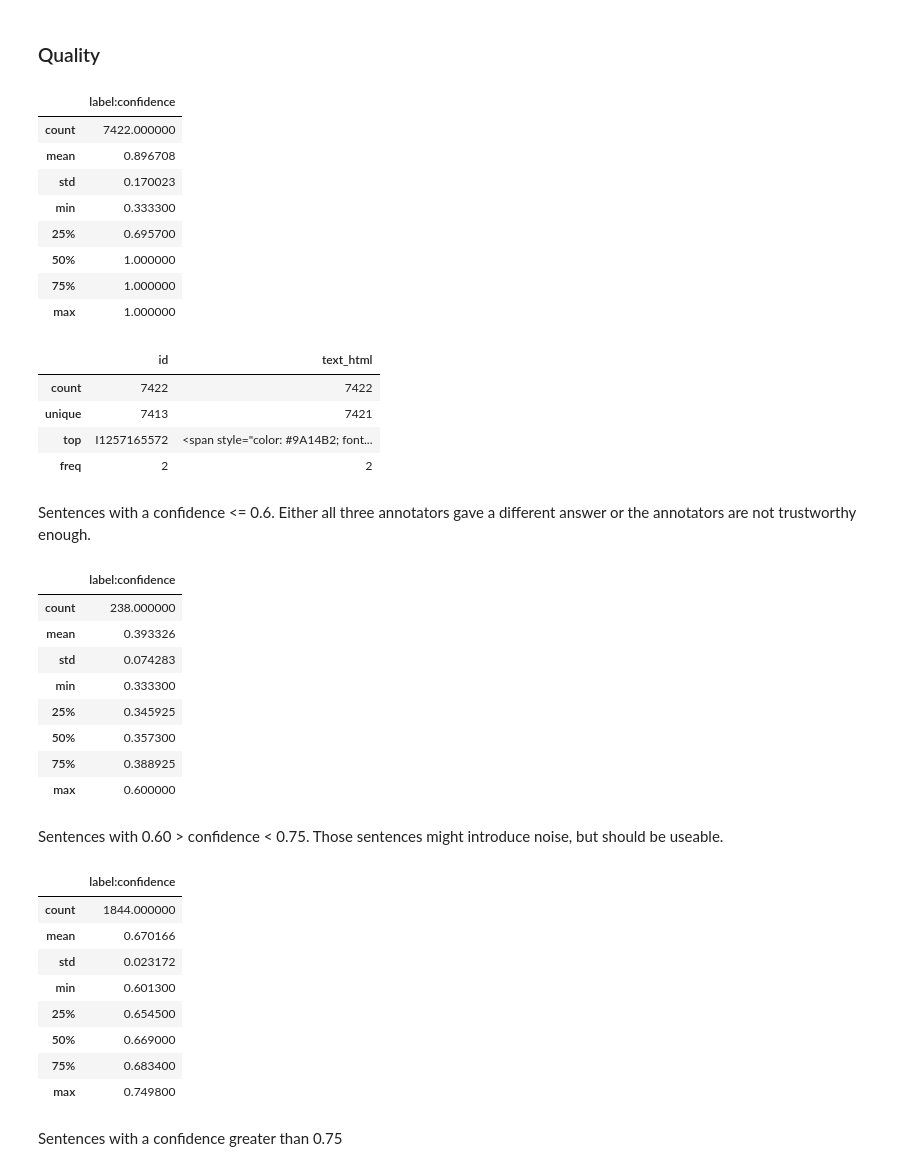
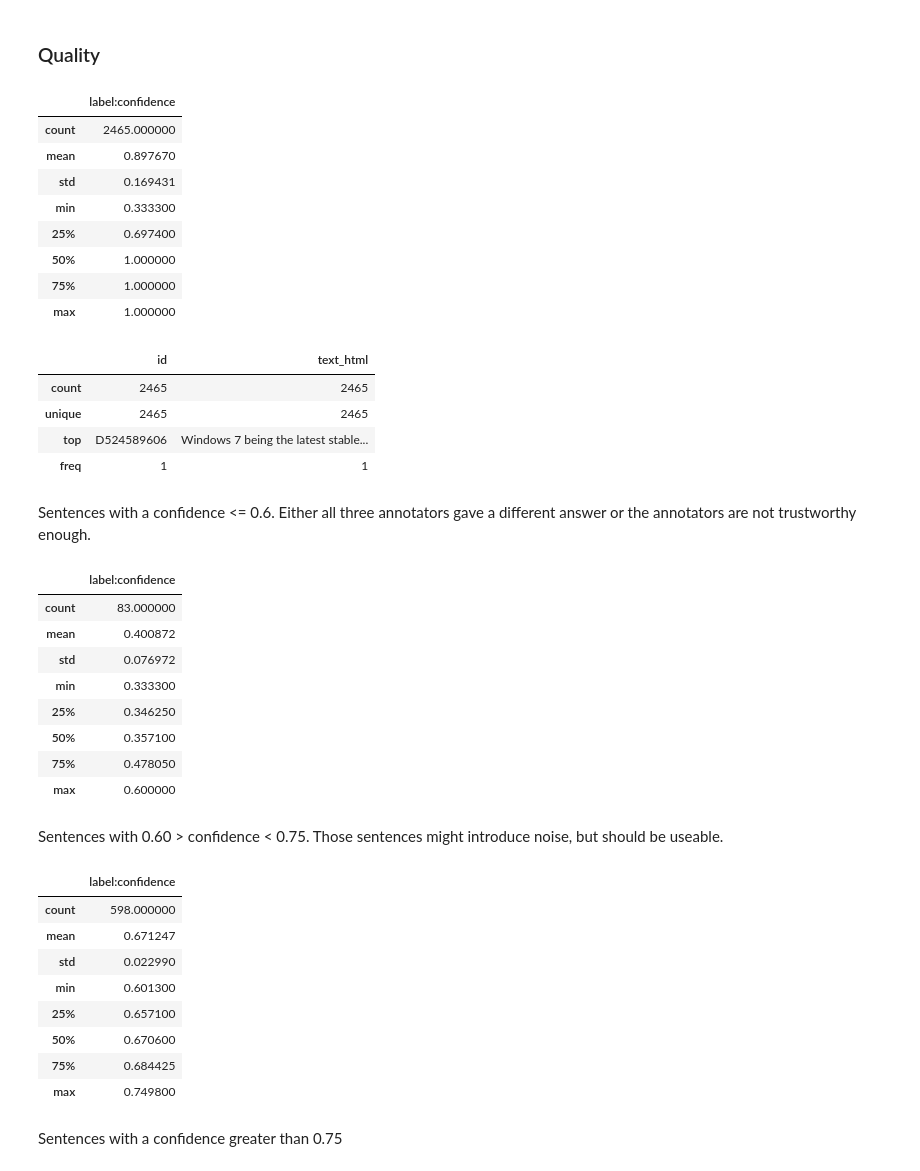
Before and after one commit to uhh-lt/comparative, a Jupyter notebook: 3. Crowdsourcing/3.3 Mainstudy/analysis/analyse-Copy1.ipynb, the cells around one changed output. Saved outputs shown, nothing was run; the diff lists cells and outputs as text; code cells hidden in the pictures.

```diff
--- a/3. Crowdsourcing/3.3 Mainstudy/analysis/analyse-Copy1.ipynb
+++ b/3. Crowdsourcing/3.3 Mainstudy/analysis/analyse-Copy1.ipynb
@@ -13,9 +13,9 @@ set_matplotlib_formats('png','pdf')
 # %%
 folder = ['compsci-data','jbt-data', 'brands-data-400', 'brands-data-100', 'brands-data-it2', 'jbt-data-it2', 'compsci-data-it2']
 MERGE_OTHER = True
-ut = 'brands'
-#folder = ['{}-data-it2'.format(ut),  'brands-data-400', 'brands-data-100']
-#folder = ['{}-data-it3'.format(ut)]
+ut = 'compsci'
+#folder = ['brands-data-it2',  'brands-data-400', 'brands-data-100']
+folder = ['{}-data'.format(ut), '{}-data-it2'.format(ut)]
 # %%
 
 
@@ -93,24 +79,24 @@ test_i
 # %% [markdown]
 ### Quality
 # %%
-conf = aggregated[['id','text_html', 'label:confidence', 'label']]
+conf = aggregated[['id','text_html', 'text_readable', 'label:confidence', 'label']]
 display(conf[['label:confidence']].describe())
 display(conf[['id', 'text_html']].describe())
 # %% [output]
 |  | label:confidence |
-| count | 7422.000000 |
-| mean | 0.896708 |
-| std | 0.170023 |
+| count | 2465.000000 |
+| mean | 0.897670 |
+| std | 0.169431 |
 | min | 0.333300 |
-| 25% | 0.695700 |
+| 25% | 0.697400 |
 | 50% | 1.000000 |
 | 75% | 1.000000 |
 | max | 1.000000 |
 |  | id | text_html |
-| count | 7422 | 7422 |
-| unique | 7413 | 7421 |
-| top | I1257165572 | <span style="color: #9A14B2; font... |
-| freq | 2 | 2 |
+| count | 2465 | 2465 |
+| unique | 2465 | 2465 |
+| top | D524589606 | Windows 7 being the latest stable... |
+| freq | 1 | 1 |
 # %% [markdown]
 Sentences with a confidence <= 0.6. Either all three annotators gave a different answer or the annotators are not trustworthy enough.
 # %%
@@ -118,13 +104,13 @@ worst_conf = conf[conf['label:confidence'] <= 0.6]
 worst_conf.describe()
 # %% [output]
 |  | label:confidence |
-| count | 238.000000 |
-| mean | 0.393326 |
-| std | 0.074283 |
+| count | 83.000000 |
+| mean | 0.400872 |
+| std | 0.076972 |
 | min | 0.333300 |
-| 25% | 0.345925 |
-| 50% | 0.357300 |
-| 75% | 0.388925 |
+| 25% | 0.346250 |
+| 50% | 0.357100 |
+| 75% | 0.478050 |
 | max | 0.600000 |
 # %% [markdown]
 Sentences with 0.60 > confidence < 0.75. Those sentences might introduce noise, but should be useable.
@@ -133,13 +119,13 @@ avg_conf = conf[(conf['label:confidence']< 0.75) & (conf['label:confidence']> 0.
 avg_conf.describe()
 # %% [output]
 |  | label:confidence |
-| count | 1844.000000 |
-| mean | 0.670166 |
-| std | 0.023172 |
+| count | 598.000000 |
+| mean | 0.671247 |
+| std | 0.022990 |
 | min | 0.601300 |
-| 25% | 0.654500 |
-| 50% | 0.669000 |
-| 75% | 0.683400 |
+| 25% | 0.657100 |
+| 50% | 0.670600 |
+| 75% | 0.684425 |
 | max | 0.749800 |
 # %% [markdown]
 Sentences with a confidence greater than 0.75
```
Also changed, not shown: parts of 13 cells of this notebook, 5 other files.
